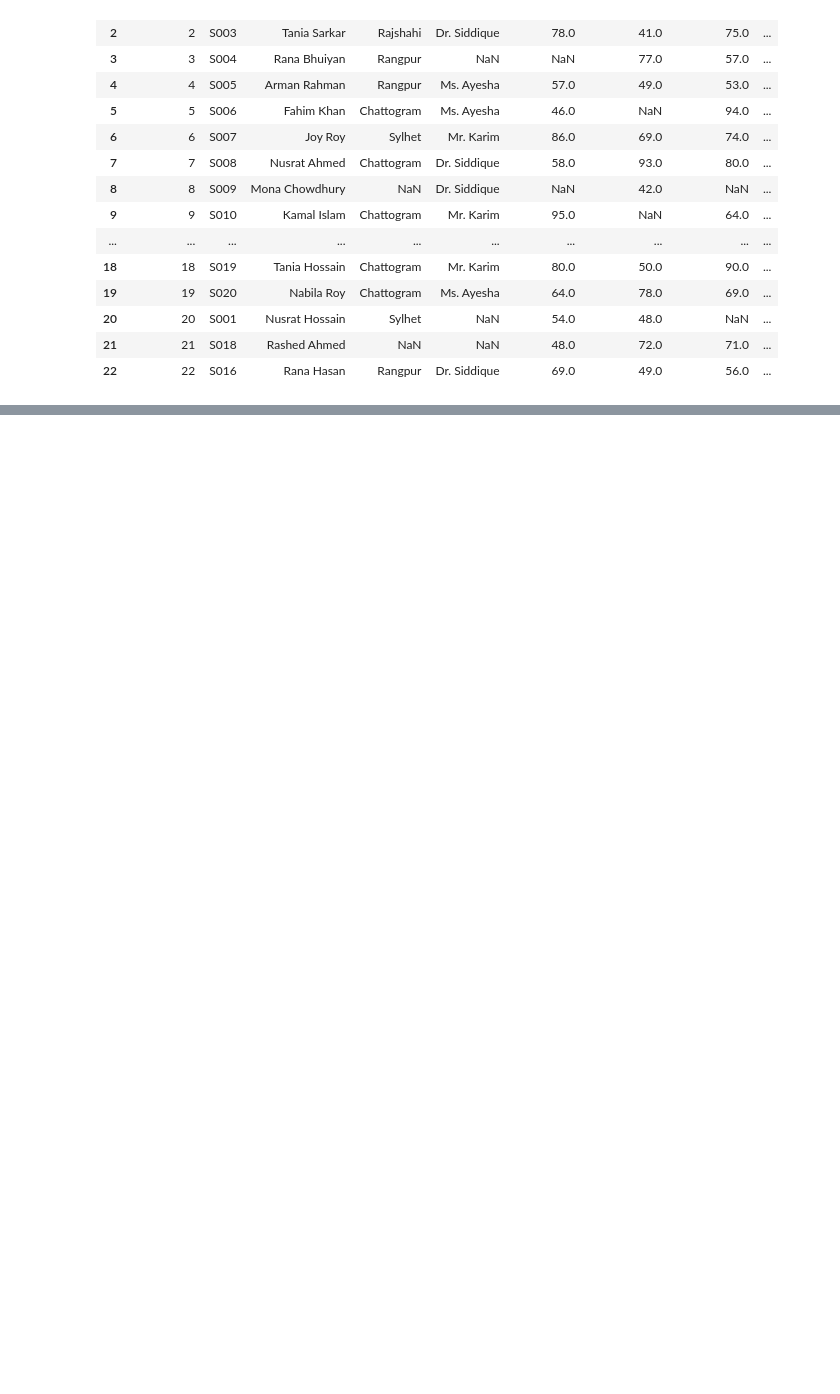
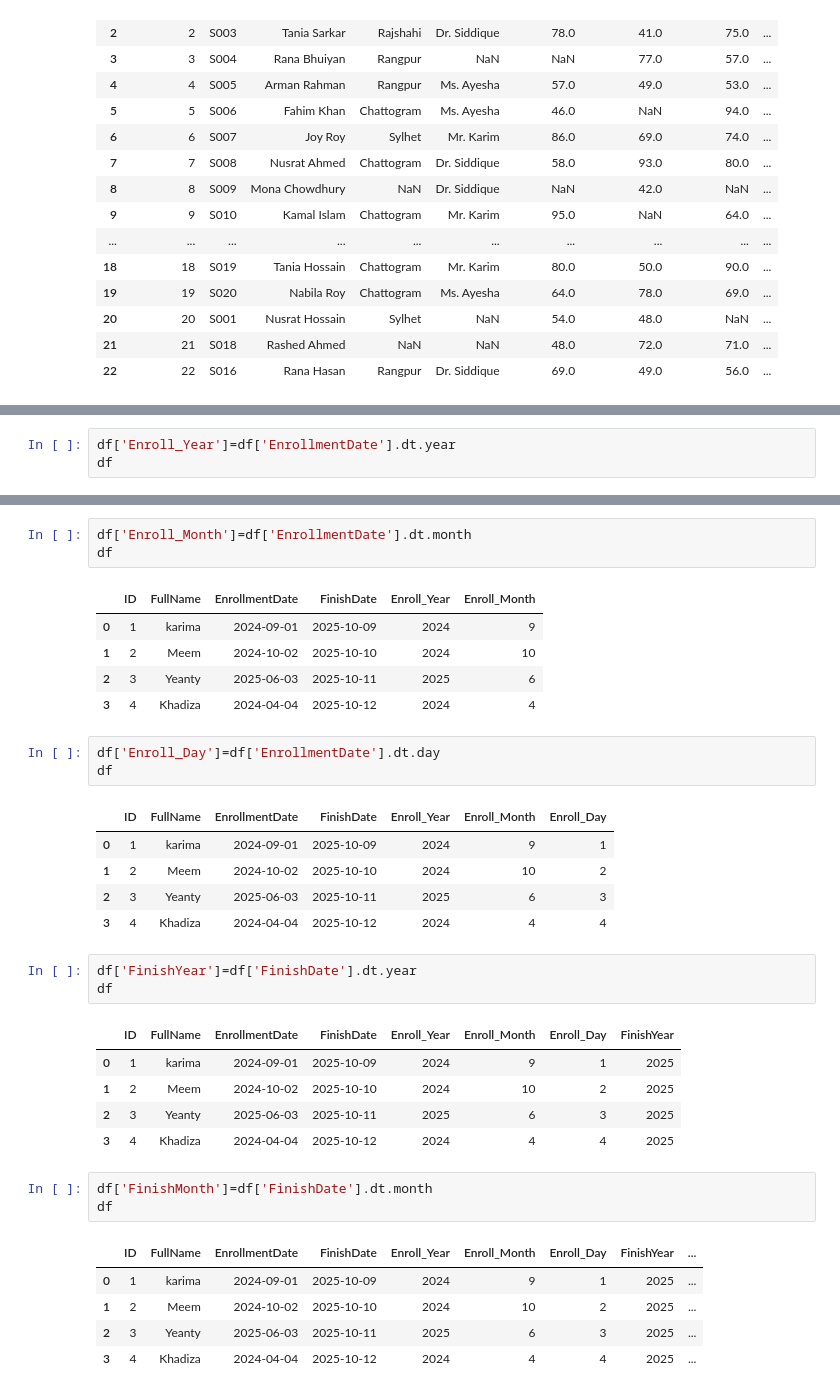
Before and after one commit to arman-hossain45/Phitrom_AI-ML, a Jupyter notebook: allModulePractice.ipynb, the cells around one changed output, grey strips where cells are left out. Cells and saved outputs as stored; diff of their text form; blank space fills up the shorter version.

```diff
--- a/allModulePractice.ipynb
+++ b/allModulePractice.ipynb
@@ -2647,0 +2719,3 @@ df.drop("Passed_In_Bio", axis=1)
+# %%
+df['Enroll_Year']=df['EnrollmentDate'].dt.year
+df
@@ -2647,0 +2728,36 @@ df.drop("Passed_In_Bio", axis=1)
+# %%
+df['Enroll_Month']=df['EnrollmentDate'].dt.month
+df
+# %% [output]
+|  | ID | FullName | EnrollmentDate | FinishDate | Enroll_Year | Enroll_Month |
+| 0 | 1 | karima | 2024-09-01 | 2025-10-09 | 2024 | 9 |
+| 1 | 2 | Meem | 2024-10-02 | 2025-10-10 | 2024 | 10 |
+| 2 | 3 | Yeanty | 2025-06-03 | 2025-10-11 | 2025 | 6 |
+| 3 | 4 | Khadiza | 2024-04-04 | 2025-10-12 | 2024 | 4 |
+# %%
+df['Enroll_Day']=df['EnrollmentDate'].dt.day
+df
+# %% [output]
+|  | ID | FullName | EnrollmentDate | FinishDate | Enroll_Year | Enroll_Month | Enroll_Day |
+| 0 | 1 | karima | 2024-09-01 | 2025-10-09 | 2024 | 9 | 1 |
+| 1 | 2 | Meem | 2024-10-02 | 2025-10-10 | 2024 | 10 | 2 |
+| 2 | 3 | Yeanty | 2025-06-03 | 2025-10-11 | 2025 | 6 | 3 |
+| 3 | 4 | Khadiza | 2024-04-04 | 2025-10-12 | 2024 | 4 | 4 |
+# %%
+df['FinishYear']=df['FinishDate'].dt.year
+df
+# %% [output]
+|  | ID | FullName | EnrollmentDate | FinishDate | Enroll_Year | Enroll_Month | Enroll_Day | FinishYear |
+| 0 | 1 | karima | 2024-09-01 | 2025-10-09 | 2024 | 9 | 1 | 2025 |
+| 1 | 2 | Meem | 2024-10-02 | 2025-10-10 | 2024 | 10 | 2 | 2025 |
+| 2 | 3 | Yeanty | 2025-06-03 | 2025-10-11 | 2025 | 6 | 3 | 2025 |
+| 3 | 4 | Khadiza | 2024-04-04 | 2025-10-12 | 2024 | 4 | 4 | 2025 |
+# %%
+df['FinishMonth']=df['FinishDate'].dt.month
+df
+# %% [output]
+|  | ID | FullName | EnrollmentDate | FinishDate | Enroll_Year | Enroll_Month | Enroll_Day | FinishYear | ... |
+| 0 | 1 | karima | 2024-09-01 | 2025-10-09 | 2024 | 9 | 1 | 2025 | ... |
+| 1 | 2 | Meem | 2024-10-02 | 2025-10-10 | 2024 | 10 | 2 | 2025 | ... |
+| 2 | 3 | Yeanty | 2025-06-03 | 2025-10-11 | 2025 | 6 | 3 | 2025 | ... |
+| 3 | 4 | Khadiza | 2024-04-04 | 2025-10-12 | 2024 | 4 | 4 | 2025 | ... |
```
Also changed, not shown: parts of 12 cells of this notebook.
